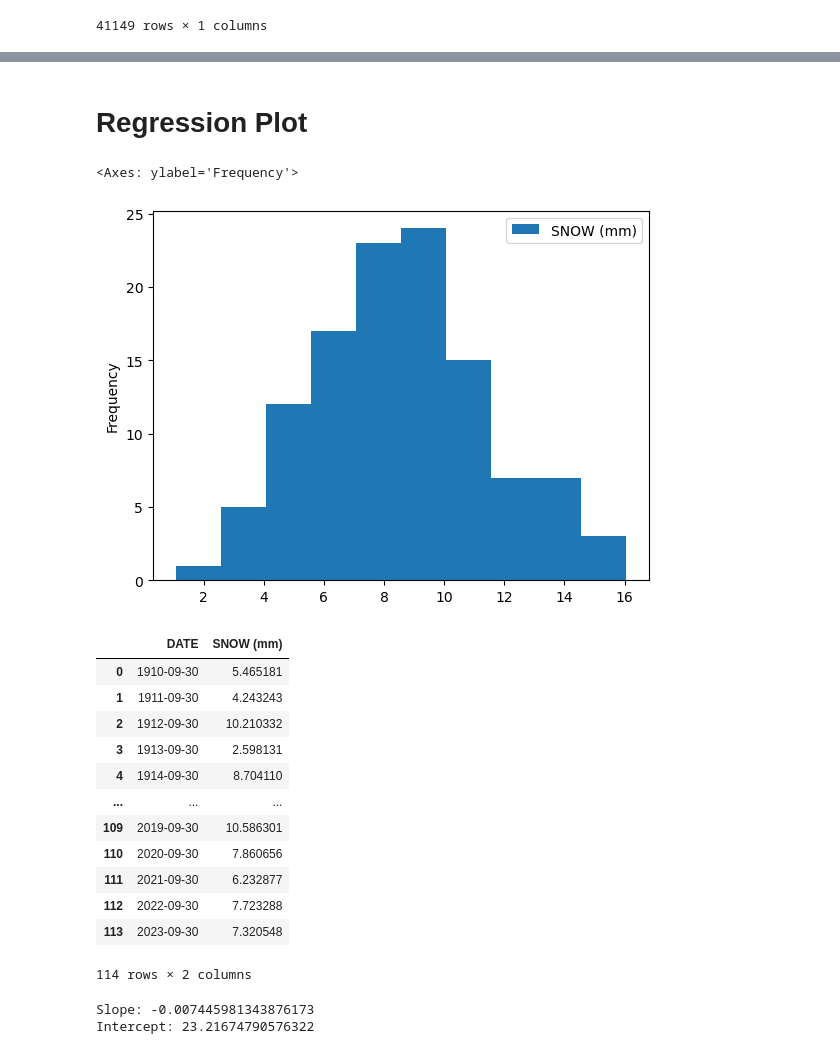
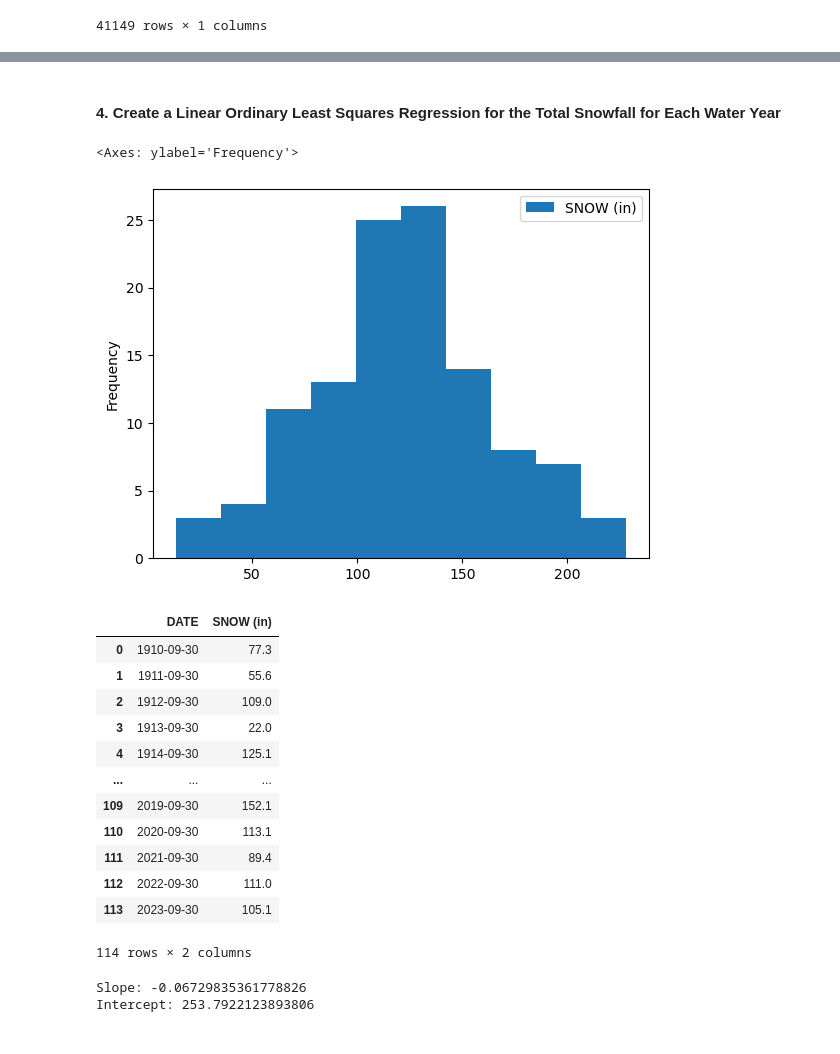
Before and after one commit to earthlab-education/climate-coding-challenge-hanried, a Jupyter notebook: 08_climate_coding_challenge_dillon_colorado_portfolio.ipynb, the cells around one changed output, grey strips where cells are left out. Saved outputs shown, nothing was run; the diff lists cells and outputs as text; code cells hidden in the pictures.

```diff
--- a/08_climate_coding_challenge_dillon_colorado_portfolio.ipynb
+++ b/08_climate_coding_challenge_dillon_colorado_portfolio.ipynb
@@ -50,11 +60,14 @@ dillon_snow_ghcnd_url
 # %%
-# Import SNOW data into Python from NCEI API for Dillon, Colorado station USC00052281.
+# Import snowfall data into codespace from
+# NCEI API for
+# Dillon, Colorado station USC00052281.
 
 dillon_snow_df = pd.read_csv(
     dillon_snow_ghcnd_url,
     index_col='DATE',
     parse_dates=True,
-    na_values=['NaN'])
+    na_values=['NaN']
+    )
 
 dillon_snow_df
 # %% [output]
@@ -94,11 +109,11 @@ dillon_snow_clean_df
 | 2023-09-30 | 0.0 |
 41149 rows × 1 columns
 # %%
-# Rename SNOW column to include units.
+# Rename 'SNOW' column to include units.
 
-dillon_snow_units_df = dillon_snow_clean_df.rename(columns={
-    'SNOW' : 'SNOW (mm)'
-    })
+dillon_snow_in_df = dillon_snow_clean_df.rename(columns={
+    'SNOW' : 'SNOW (in)'}
+    )
 
-dillon_snow_units_df
+dillon_snow_in_df
 # %% [output]
@@ -140,6 +133,0 @@ dillon_snow_units_df
-# %%
-# Create dataframe with just inches column.
-
-dillon_snow_in_df = dillon_snow_units_df[['SNOW (in)']]
-
-dillon_snow_in_df
@@ -210,7 +152,9 @@ dillon_snow_in_df.plot(
 # %%
-# Resample dillon_snow_mm_df to find the yearly average snowfall in millimeters for each annual water year from October 1 to September 30.
+# Resample dillon_snow_in_df to show
+# the total snowfall for each water year,
+# starting on October 1 and ending on September 30.
 
-dillon_ann_snow_mm_df = dillon_snow_mm_df.resample('A-SEP').mean()
+dillon_ann_snow_in_df = dillon_snow_in_df.resample('A-SEP').sum()
 
-dillon_ann_snow_mm_df
+dillon_ann_snow_in_df
 # %% [output]
@@ -264,33 +211,36 @@ hv.save(interactive_dillon_ann_snow_mm_df, 'Yearly Average Snowfall in millimete
 # %% [markdown]
-# Regression Plot
+#### 4. Create a Linear Ordinary Least Squares Regression for the Total Snowfall for Each Water Year
 # %%
-dillon_ann_snow_mm_df.plot.hist()
+# Check Total Snowfall for Each Water Year DataFrame
+# to make sure the values roughly follow a normal distribution.
+
+dillon_ann_snow_in_df.plot.hist()
 # %% [output]
 <Axes: ylabel='Frequency'>
-[figure, old version]
+[figure, new version]
 # %%
-# Reset index
+# Reset Water Year Total Snowfall DataFrame index.
 
-dillon_ann_snow_mm_regr = dillon_ann_snow_mm_df.reset_index()
-dillon_ann_snow_mm_regr
+dillon_ann_snow_in_regr = dillon_ann_snow_in_df.reset_index()
+dillon_ann_snow_in_regr
 # %% [output]
-|  | DATE | SNOW (mm) |
-| 0 | 1910-09-30 | 5.465181 |
-| 1 | 1911-09-30 | 4.243243 |
-| 2 | 1912-09-30 | 10.210332 |
-| 3 | 1913-09-30 | 2.598131 |
-| 4 | 1914-09-30 | 8.704110 |
+|  | DATE | SNOW (in) |
+| 0 | 1910-09-30 | 77.3 |
+| 1 | 1911-09-30 | 55.6 |
+| 2 | 1912-09-30 | 109.0 |
+| 3 | 1913-09-30 | 22.0 |
+| 4 | 1914-09-30 | 125.1 |
 | ... | ... | ... |
-| 109 | 2019-09-30 | 10.586301 |
-| 110 | 2020-09-30 | 7.860656 |
-| 111 | 2021-09-30 | 6.232877 |
-| 112 | 2022-09-30 | 7.723288 |
-| 113 | 2023-09-30 | 7.320548 |
+| 109 | 2019-09-30 | 152.1 |
+| 110 | 2020-09-30 | 113.1 |
+| 111 | 2021-09-30 | 89.4 |
+| 112 | 2022-09-30 | 111.0 |
+| 113 | 2023-09-30 | 105.1 |
 114 rows × 2 columns
 # %%
 # Reshape 'Year' column to be a 2D array for scikit-learn
-X = dillon_ann_snow_mm_regr['DATE'].dt.year.values.reshape(-1, 1) #try adding .dt; reshape is part of scikitlearn to make sure the matricies of data are going the right direction; scikitlearn reads dates as "how many seconds since that date" so adding the .dt lets you access specific different parts of the dates so you actually get just the years, not the whole seconds amount.
-y = dillon_ann_snow_mm_regr['SNOW (mm)'].values
+X = dillon_ann_snow_in_regr['DATE'].dt.year.values.reshape(-1, 1)
+y = dillon_ann_snow_in_regr['SNOW (in)'].values
 
 # Create and fit the linear regression model
 model = LinearRegression()
@@ -304,8 +254,8 @@ intercept = model.intercept_
 print(f"Slope: {slope}")
 print(f"Intercept: {intercept}")
 # %% [output]
-Slope: -0.007445981343876173
-Intercept: 23.21674790576322
+Slope: -0.06729835361778826
+Intercept: 253.7922123893806
 # %%
 #Plot annual average temperature data with a trend line
 ax = sns.regplot(
```
Also changed, not shown: parts of 18 cells of this notebook, 3 other files.
